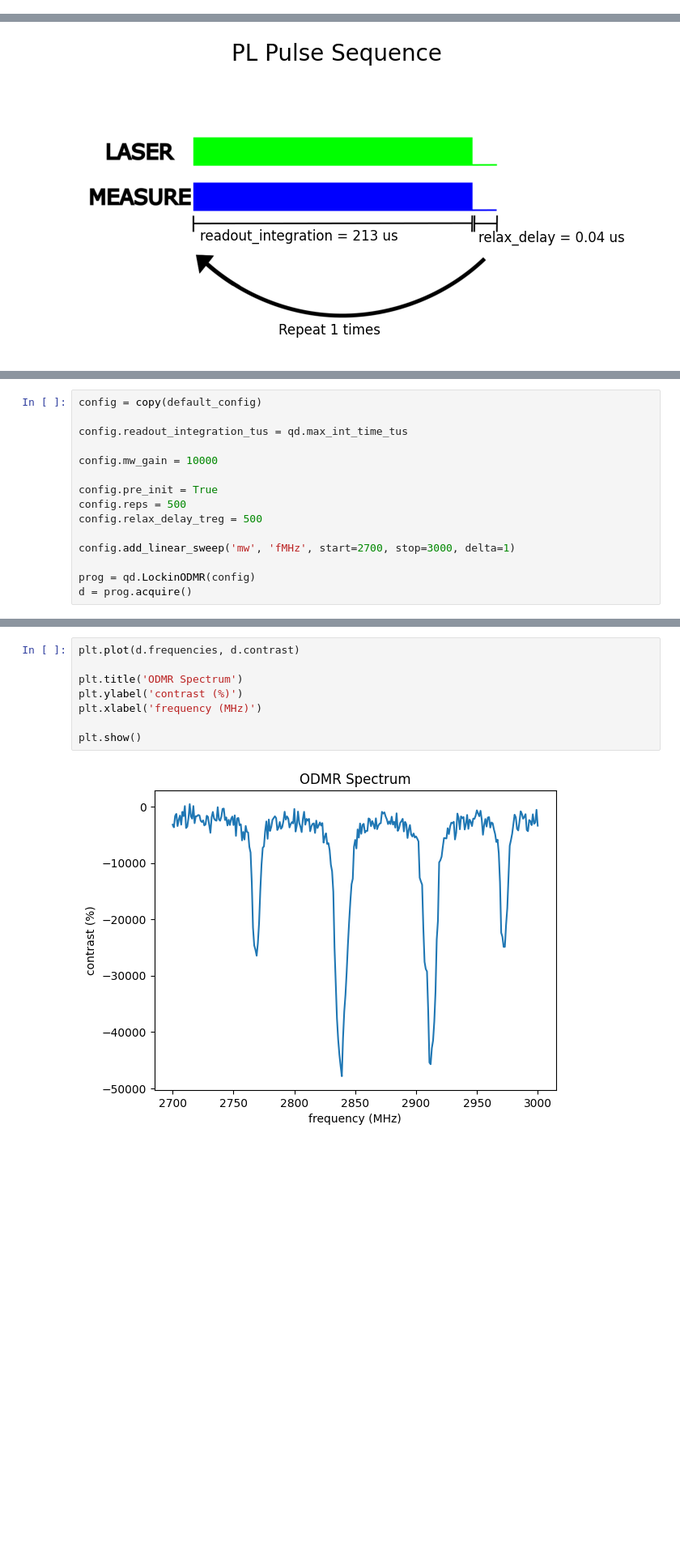
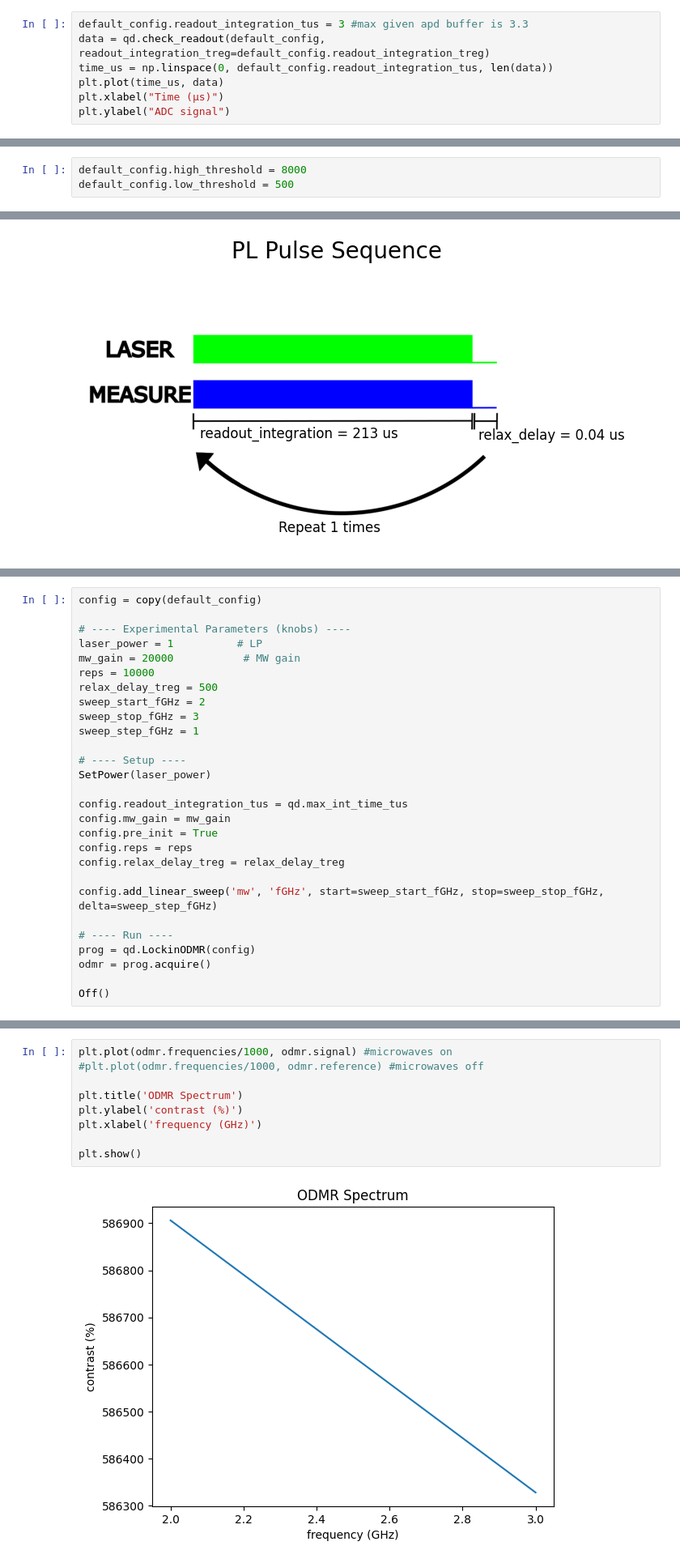
Before and after one commit to jeree-m/qick-dawg, a Jupyter notebook: jupyter_notebooks/Photon_Counting_Notebook.ipynb, the cells around one changed output, grey strips where cells are left out. Shown at 81% size. Cells and saved outputs as stored; diff of their text form; blank space fills up the shorter version.

Commit message:
add automatic laser off, adjust ODMR notebook, styling updates

```diff
--- a/jupyter_notebooks/Photon_Counting_Notebook.ipynb
+++ b/jupyter_notebooks/Photon_Counting_Notebook.ipynb
@@ -165,0 +211,7 @@ plt.plot(data)
+# %%
+default_config.readout_integration_tus = 3 #max given apd buffer is 3.3
+data = qd.check_readout(default_config, readout_integration_treg=default_config.readout_integration_treg)
+time_us = np.linspace(0, default_config.readout_integration_tus, len(data))
+plt.plot(time_us, data)
+plt.xlabel("Time (µs)")
+plt.ylabel("ADC signal")
@@ -166 +221,4 @@ plt.plot(data)
+# %%
+default_config.high_threshold = 8000
+default_config.low_threshold = 500
 # %% [markdown]
@@ -273,18 +357,31 @@ Once our configurations are complete, we pass the config object to qd.LockinODMR
 # %%
 config = copy(default_config)
 
+# ---- Experimental Parameters (knobs) ----
+laser_power = 1          # LP
+mw_gain = 20000           # MW gain
+reps = 10000
+relax_delay_treg = 500
+sweep_start_fGHz = 2
+sweep_stop_fGHz = 3
+sweep_step_fGHz = 1
+
+# ---- Setup ----
+SetPower(laser_power)
+
 config.readout_integration_tus = qd.max_int_time_tus
+config.mw_gain = mw_gain
+config.pre_init = True
+config.reps = reps
+config.relax_delay_treg = relax_delay_treg
 
-config.mw_gain = 10000
+config.add_linear_sweep('mw', 'fGHz', start=sweep_start_fGHz, stop=sweep_stop_fGHz, delta=sweep_step_fGHz)
 
-config.pre_init = True
-config.reps = 500
-config.relax_delay_treg = 500
+# ---- Run ----
+prog = qd.LockinODMR(config)
+odmr = prog.acquire()
 
-config.add_linear_sweep('mw', 'fMHz', start=2700, stop=3000, delta=1)
-
-prog = qd.LockinODMR(config)
-d = prog.acquire()
+Off()
 # %% [output]
 Warning: exact sweep condition not possible
 
@@ -293,13 +390,14 @@ Instead using 2700.0 to 2999.999885559082 by 0.9999996185302734 in 301 steps
 # %%
-plt.plot(d.frequencies, d.contrast)
+plt.plot(odmr.frequencies/1000, odmr.signal) #microwaves on
+#plt.plot(odmr.frequencies/1000, odmr.reference) #microwaves off
 
 plt.title('ODMR Spectrum')
 plt.ylabel('contrast (%)')
-plt.xlabel('frequency (MHz)')
+plt.xlabel('frequency (GHz)')
 
 plt.show()
 # %% [output]
-[figure, old version]
+[figure, new version]
 # %%
 # fit to find peak value
 num_peaks=4
```
Also changed, not shown: parts of 48 cells of this notebook, 2 other files.
